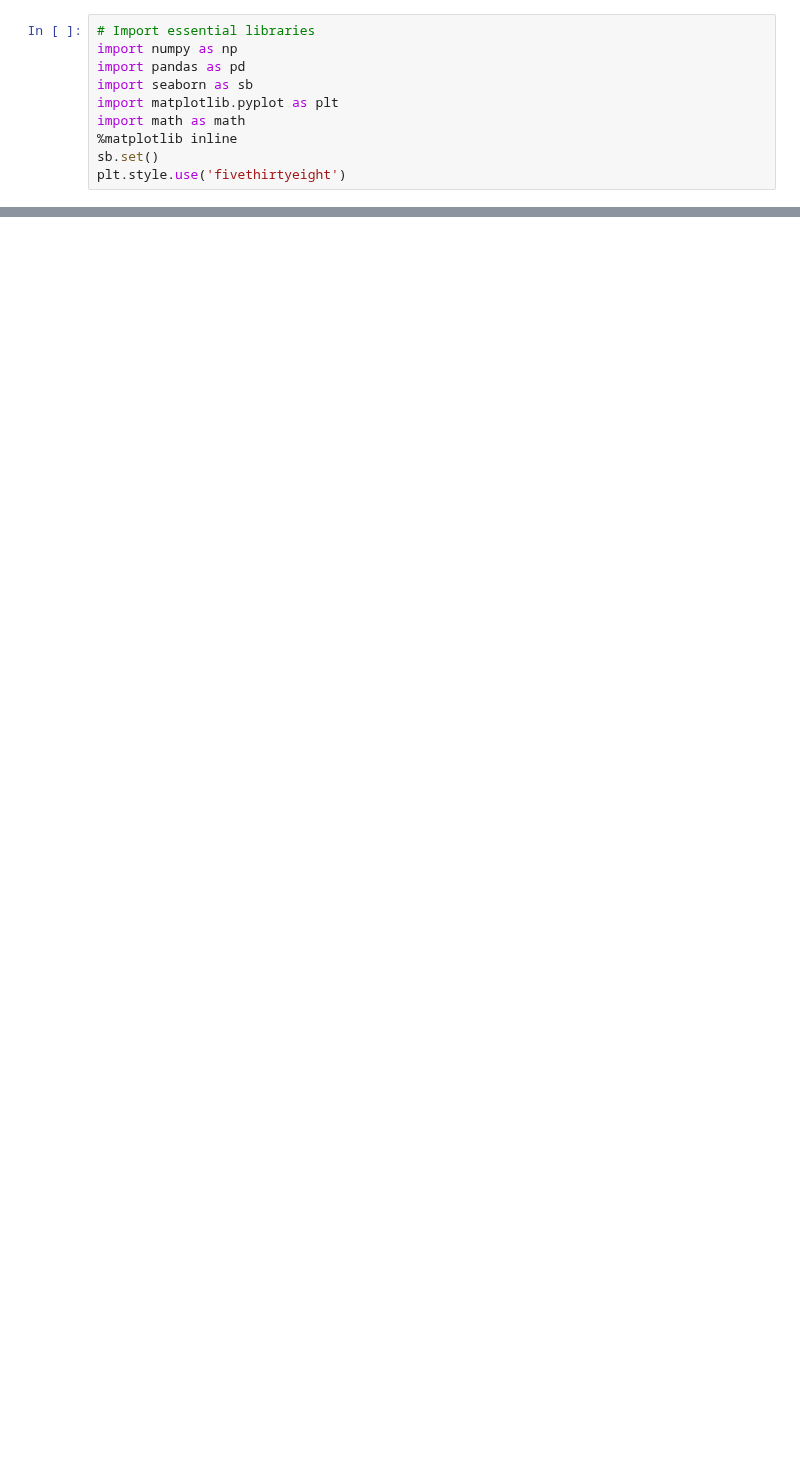
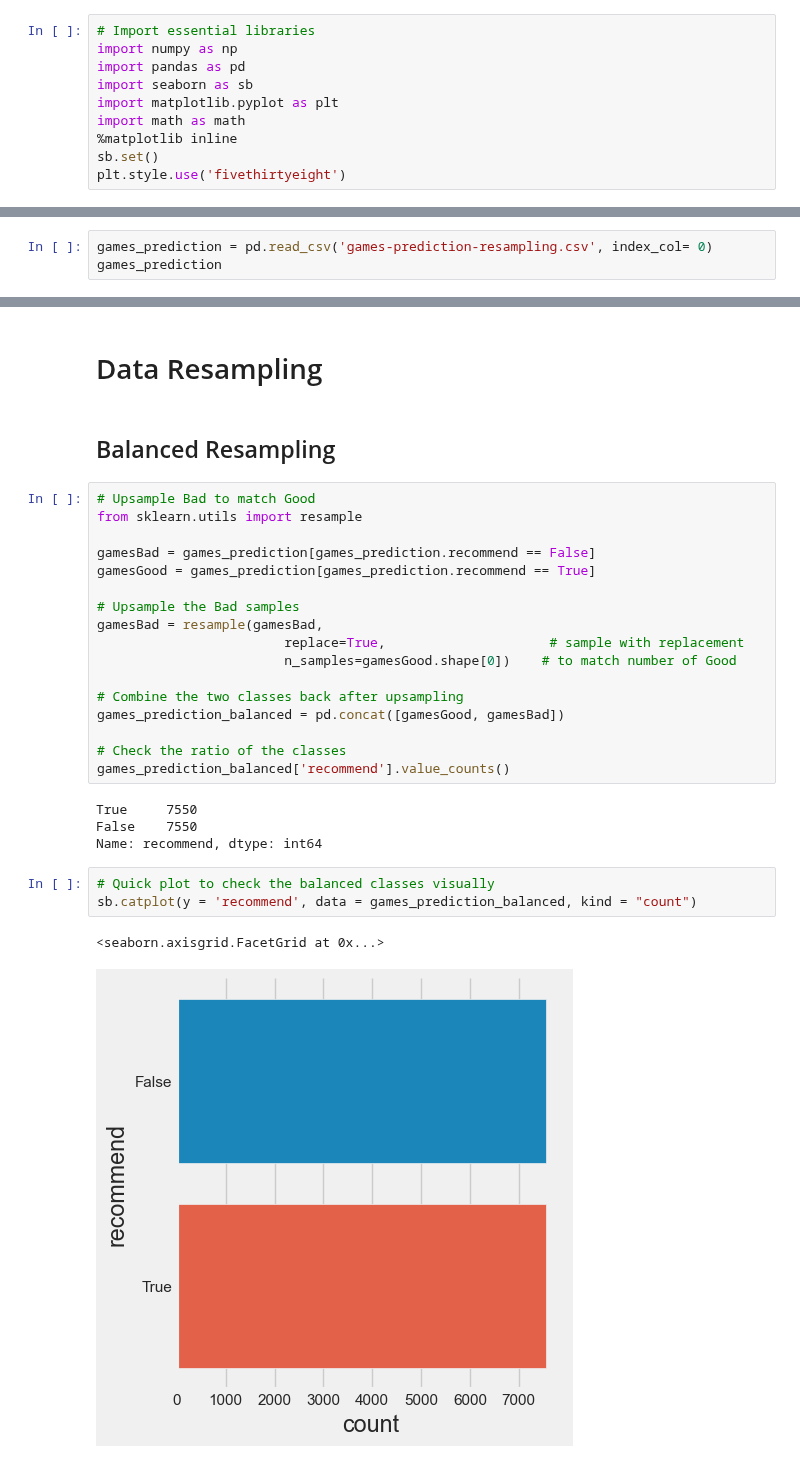
Before and after one commit to Pante/SC1015-Project, a Jupyter notebook: Data Resampling.ipynb, the cells around one changed output, grey strips where cells are left out. Drawn from its saved outputs; the diff is of its cells as text; blank space fills up the shorter version.

Commit message:
Visualization, Clustering and Resampling done

```diff
--- a/Data Resampling.ipynb
+++ b/Data Resampling.ipynb
@@ -323,0 +11,3 @@ games_train.to_csv('games-train.csv')
+# %%
+games_prediction = pd.read_csv('games-prediction-resampling.csv', index_col= 0)
+games_prediction
@@ -323,0 +28,31 @@ games_train.to_csv('games-train.csv')
+# %% [markdown]
+# Data Resampling
+# %% [markdown]
+## Balanced Resampling
+# %%
+# Upsample Bad to match Good
+from sklearn.utils import resample
+
+gamesBad = games_prediction[games_prediction.recommend == False]
+gamesGood = games_prediction[games_prediction.recommend == True]
+
+# Upsample the Bad samples
+gamesBad = resample(gamesBad,
+                        replace=True,                     # sample with replacement
+                        n_samples=gamesGood.shape[0])    # to match number of Good
+
+# Combine the two classes back after upsampling
+games_prediction_balanced = pd.concat([gamesGood, gamesBad])
+
+# Check the ratio of the classes
+games_prediction_balanced['recommend'].value_counts()
+# %% [output]
+True     7550
+False    7550
+Name: recommend, dtype: int64
+# %%
+# Quick plot to check the balanced classes visually
+sb.catplot(y = 'recommend', data = games_prediction_balanced, kind = "count")
+# %% [output]
+<seaborn.axisgrid.FacetGrid at 0x...>
+[figure, added]
```
Also changed, not shown: parts of 37 cells of this notebook, 1 other file.
